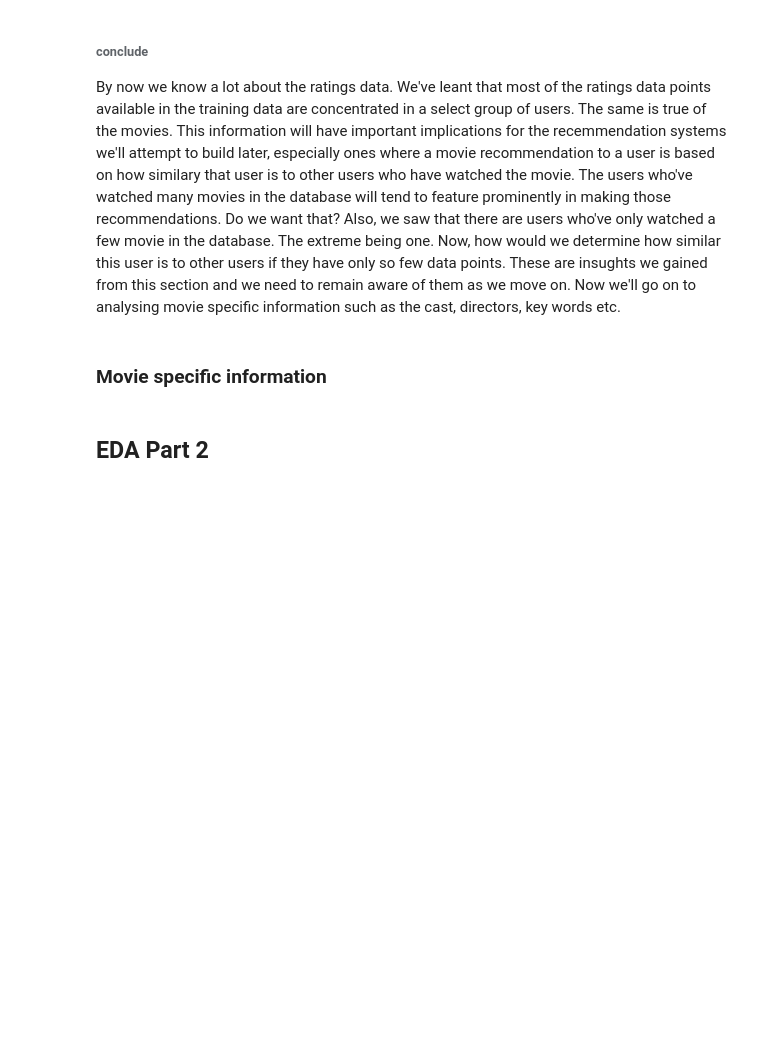
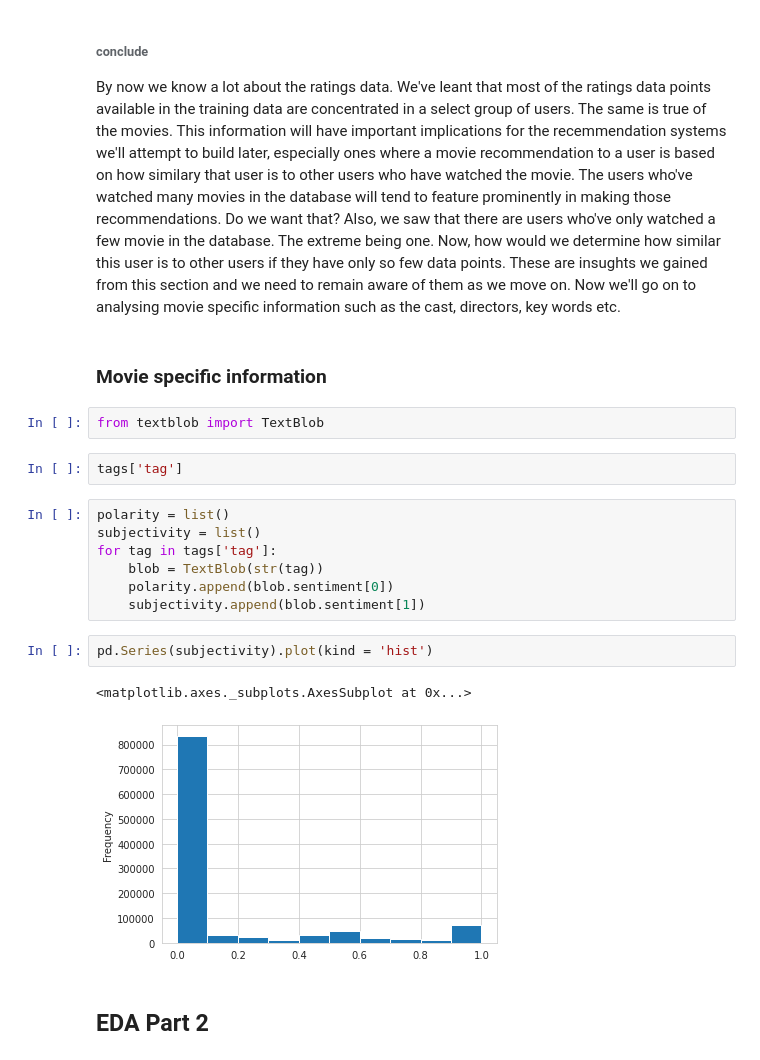
Before and after one commit to titusndondo/unsupervised-predict-streamlit-template, a Jupyter notebook: predict_deliverables/EDA.ipynb, the cells around one changed output. Cells and saved outputs as stored; diff of their text form; blank space fills up the shorter version.

```diff
--- a/predict_deliverables/EDA.ipynb
+++ b/predict_deliverables/EDA.ipynb
@@ -417,6 +417,22 @@ print(f" Only {len(movieids_w_more_than_n)} movies have been watched by more tha
 By now we know a lot about the ratings data. We've leant that most of the ratings data points available in the training data are concentrated in a select group of users. The same is true of the movies. This information will have important implications for the recemmendation systems we'll attempt to build later, especially ones where a movie recommendation to a user is based on how similary that user is to other users who have watched the movie. The users who've watched many movies in the database will tend to feature prominently in making those recommendations. Do we want that? Also, we saw that there are users who've only watched a few movie in the database. The extreme being one. Now, how would we determine how similar this user is to other users if they have only so few data points. These are insughts we gained from this section and we need to remain aware of them as we move on. Now we'll go on to analysing movie specific information such as the cast, directors, key words etc.
 # %% [markdown]
 ### Movie specific information
+# %%
+from textblob import TextBlob
+# %%
+tags['tag']
+# %%
+polarity = list()
+subjectivity = list()
+for tag in tags['tag']:
+    blob = TextBlob(str(tag))
+    polarity.append(blob.sentiment[0])
+    subjectivity.append(blob.sentiment[1])
+# %%
+pd.Series(subjectivity).plot(kind = 'hist')
+# %% [output]
+<matplotlib.axes._subplots.AxesSubplot at 0x...>
+[figure, added]
 # %% [markdown]
 ## EDA Part 2
 # %% [markdown]
```
Also changed, not shown: parts of 13 cells of this notebook.
